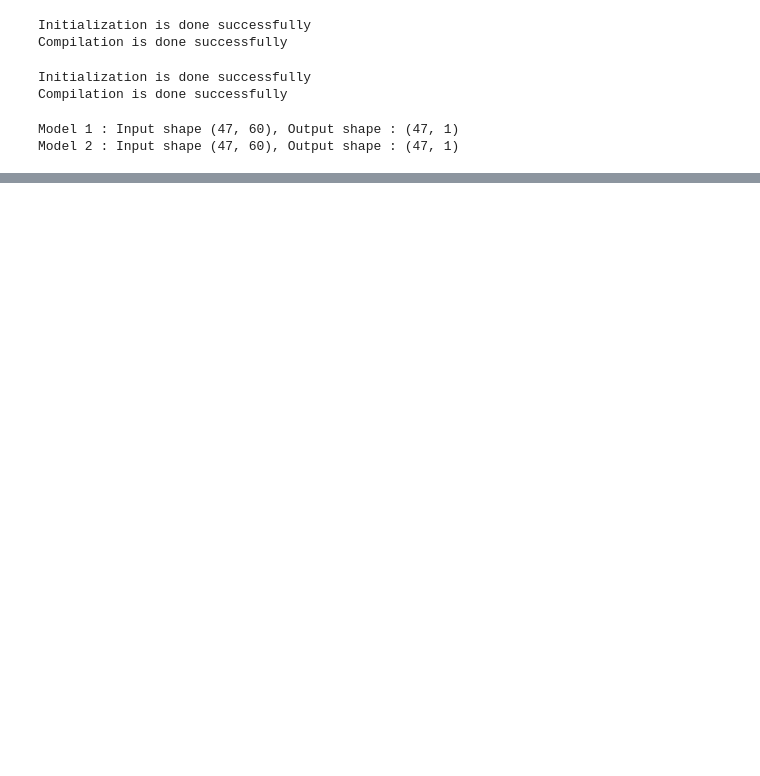
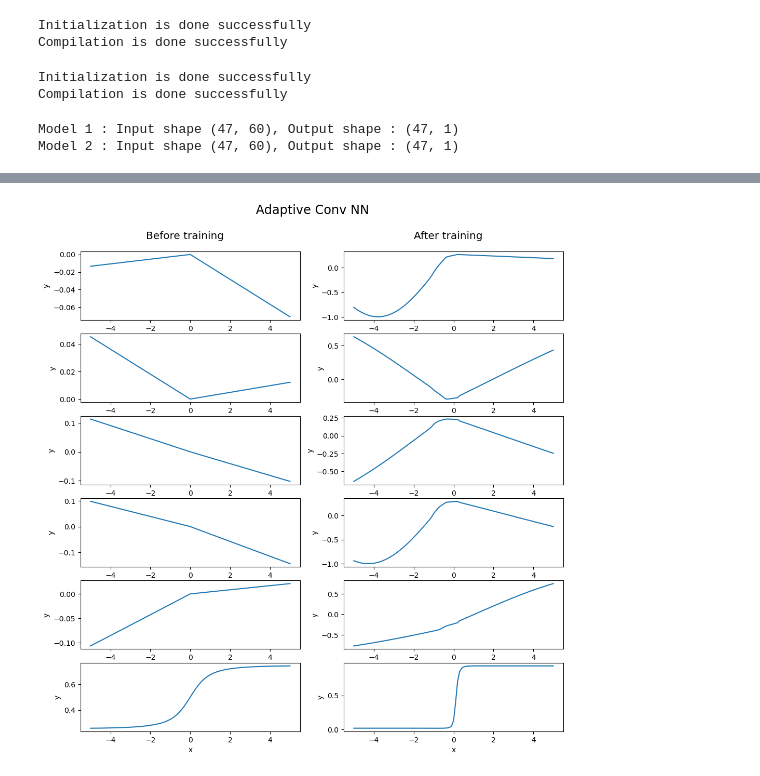
Before and after one commit to Dekanenko/BachelorThesis, a Jupyter notebook: activation_show/activation_show.ipynb, the cells around one changed output, grey strips where cells are left out. Saved outputs shown, nothing was run; the diff lists cells and outputs as text; code cells hidden in the pictures; blank space fills up the shorter version.

```diff
--- a/activation_show/activation_show.ipynb
+++ b/activation_show/activation_show.ipynb
@@ -227,2 +233,4 @@ illustrate_activation("     Adaptive   Layer", x, y_adaptive_nn_before, y_adapti
 # %%
-illustrate_activation("Adaptive Layer (1D Conv)", x, y_adaptive_conv_nn_before, y_adaptive_conv_nn_after)
+illustrate_activation(" Adaptive Conv NN", x, y_adaptive_conv_nn_before, y_adaptive_conv_nn_after)
+# %% [output]
+[figure, added]
```
Also changed, not shown: parts of 9 cells of this notebook, 6 other files.
